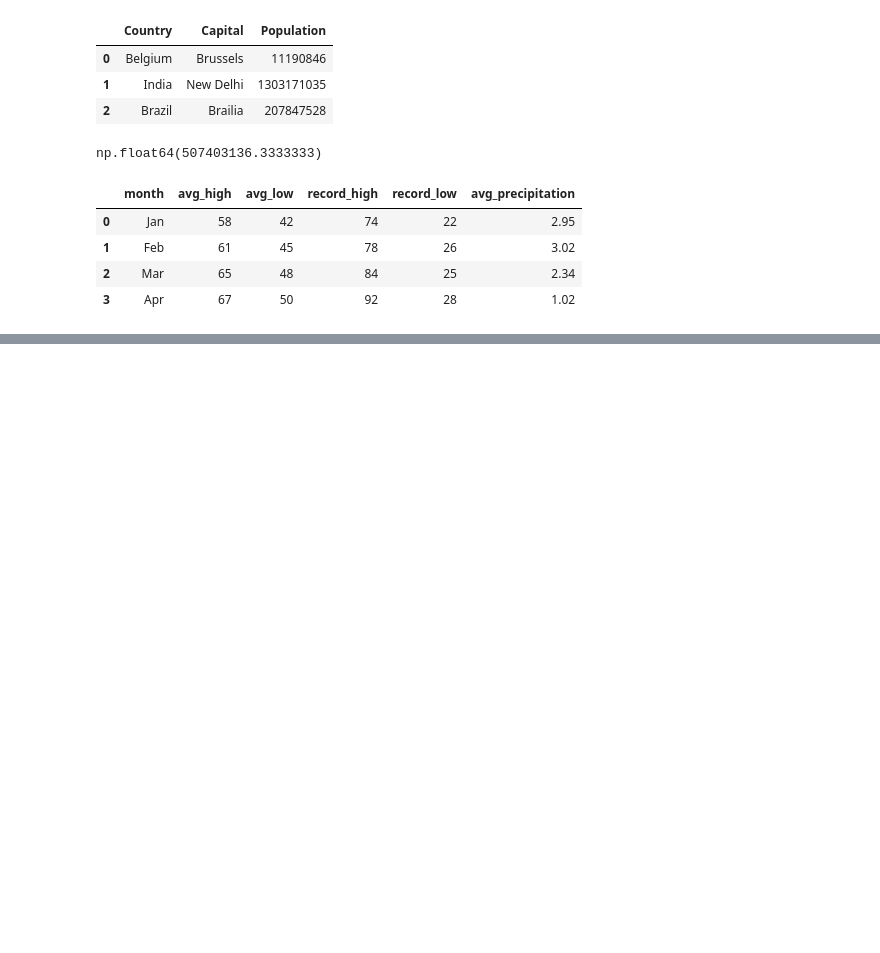
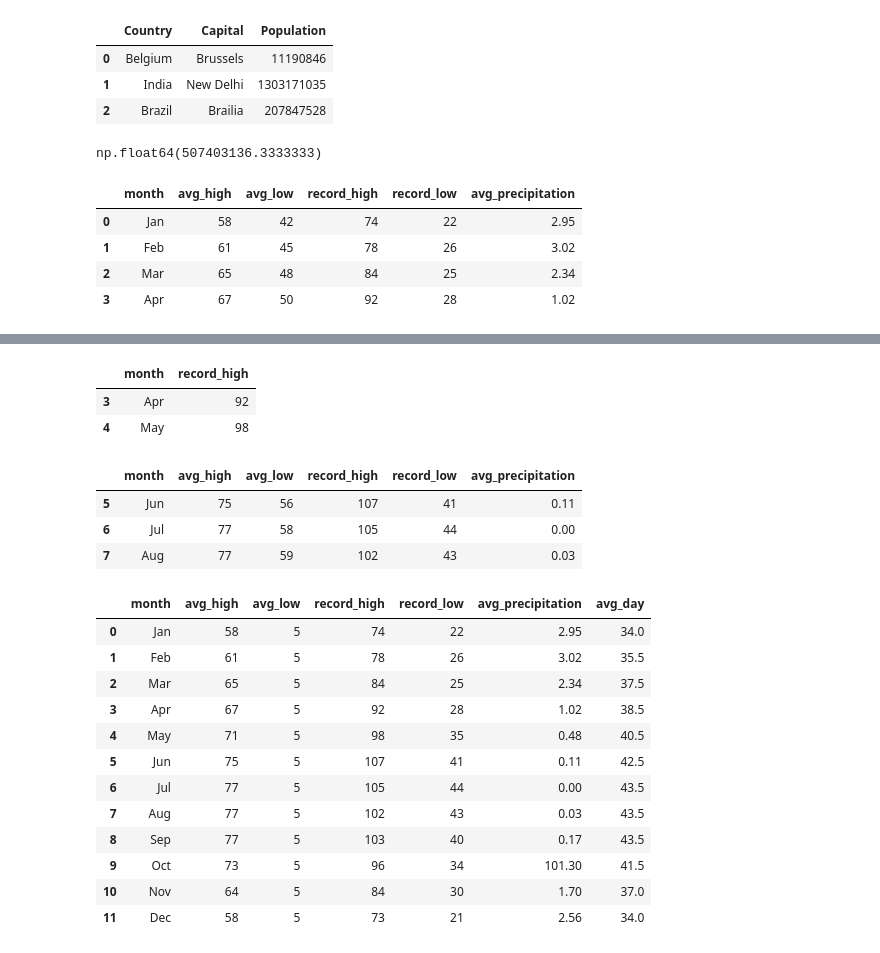
Before and after one commit to denverkim/WEBCRAWLING, a Jupyter notebook: LAB2.ipynb, the cells around one changed output, grey strips where cells are left out. Saved outputs shown, nothing was run; the diff lists cells and outputs as text; code cells hidden in the pictures; blank space fills up the shorter version.

```diff
--- a/LAB2.ipynb
+++ b/LAB2.ipynb
@@ -84,0 +80,5 @@ df
+# %%
+# 텍스트 파일 열기
+weather = pd.read_csv('/content/weather.txt')
+print(weather.head()) #상위 5개 데이터
+print(weather.tail()) #하위 5개 데이터
@@ -84,0 +209,55 @@ df
+# %%
+# Slice the records and display the following columns and rows:
+# 레코드를 짤라서 다음의 열과 행을 출력
+# avg_low
+weather.avg_low
+# §Rows 1 to 2
+weather.iloc[0:2]
+# §avg_low and avg_high
+
+# §9 row of avg_precipitation column
+weather.avg_precipitation[8]
+# §4 to 5 rows of 1 and 4 columns
+weather.iloc[3:5, [0, 3]]
+# %% [output]
+|  | month | record_high |
+| 3 | Apr | 92 |
+| 4 | May | 98 |
+# %%
+# §Filter the data and display the following columns and rows:
+# 데이터를 검색하여 다음의 열과 행을 출력
+# §avg_precipitation > 1.0
+w1 = weather[weather.avg_precipitation>1]
+
+# §Month is in either June, July, or August
+weather[weather.month.isin(['Jun', 'Jul', 'Aug'])]
+# %% [output]
+|  | month | avg_high | avg_low | record_high | record_low | avg_precipitation |
+| 5 | Jun | 75 | 56 | 107 | 41 | 0.11 |
+| 6 | Jul | 77 | 58 | 105 | 44 | 0.00 |
+| 7 | Aug | 77 | 59 | 102 | 43 | 0.03 |
+# %%
+# §Assign new values in the following locations:
+# §101.3 for avg_precipitation column at index 9
+weather.loc[9, 'avg_precipitation'] = 101.3
+# §Np null values for avg_precipitation column at index 9 (np.nan)
+# §5 for all rows in avg_low column avg_low 컬럼 전체를 5로 바꾸기
+weather.avg_low = 5
+weather
+# §Add new column named avg_day that is the average of avg_low and avg_high avg_low와 avg_high의 평균을 구하여 avg_day컬럼을 만
+weather['avg_day'] = weather.avg_low + weather.avg_high / 2
+weather
+# %% [output]
+|  | month | avg_high | avg_low | record_high | record_low | avg_precipitation | avg_day |
+| 0 | Jan | 58 | 5 | 74 | 22 | 2.95 | 34.0 |
+| 1 | Feb | 61 | 5 | 78 | 26 | 3.02 | 35.5 |
+| 2 | Mar | 65 | 5 | 84 | 25 | 2.34 | 37.5 |
+| 3 | Apr | 67 | 5 | 92 | 28 | 1.02 | 38.5 |
+| 4 | May | 71 | 5 | 98 | 35 | 0.48 | 40.5 |
+| 5 | Jun | 75 | 5 | 107 | 41 | 0.11 | 42.5 |
+| 6 | Jul | 77 | 5 | 105 | 44 | 0.00 | 43.5 |
+| 7 | Aug | 77 | 5 | 102 | 43 | 0.03 | 43.5 |
+| 8 | Sep | 77 | 5 | 103 | 40 | 0.17 | 43.5 |
+| 9 | Oct | 73 | 5 | 96 | 34 | 101.30 | 41.5 |
+| 10 | Nov | 64 | 5 | 84 | 30 | 1.70 | 37.0 |
+| 11 | Dec | 58 | 5 | 73 | 21 | 2.56 | 34.0 |
```
Also changed, not shown: parts of 13 cells of this notebook.
